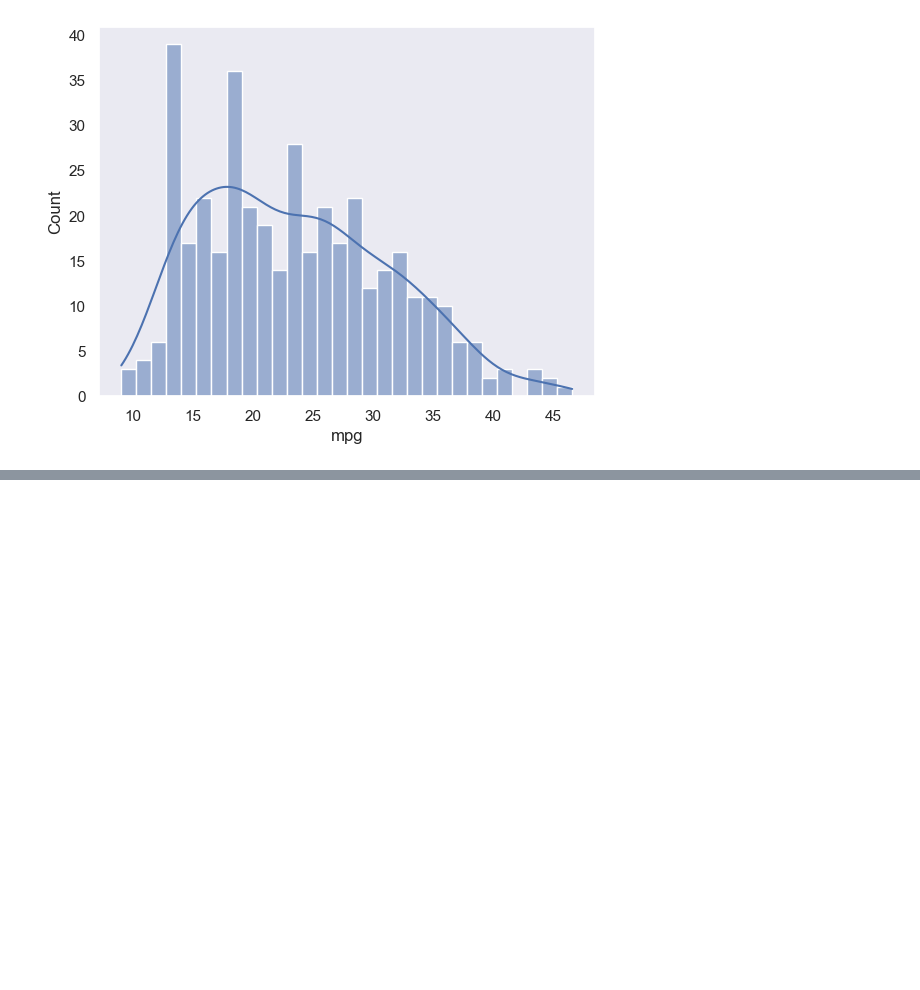
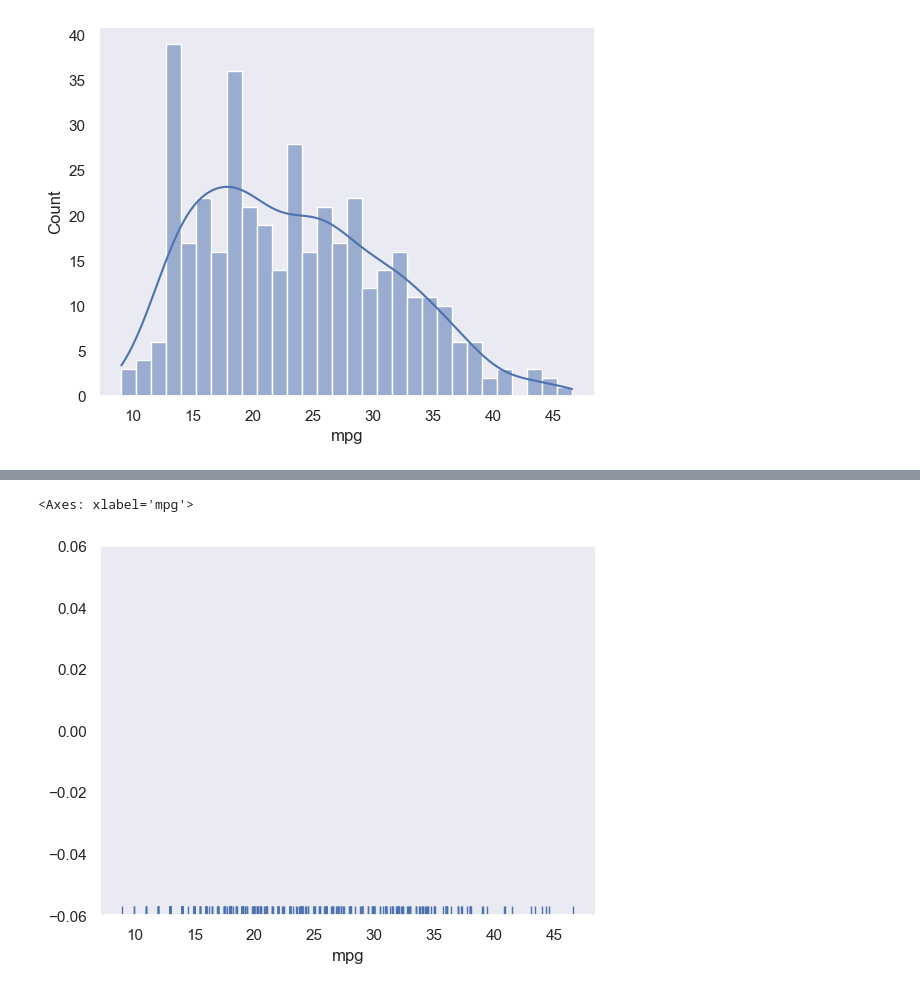
Before and after one commit to BoostanAlireza/Matplotlib-Practice, a Jupyter notebook: seaborn.ipynb, the cells around one changed output, grey strips where cells are left out. Drawn from its saved outputs; the diff is of its cells as text; code cells hidden in the pictures; blank space fills up the shorter version.

```diff
--- a/seaborn.ipynb
+++ b/seaborn.ipynb
@@ -117,0 +128,5 @@ sns.histplot(mpg["mpg"], kde=True, bins=30)
+# %%
+sns.rugplot(data=mpg, x="mpg") # Draws small ticks along an axis, one per observation, to show the distribution of individual data points.
+# %% [output]
+<Axes: xlabel='mpg'>
+[figure, added]
```
Also changed, not shown: parts of 23 cells of this notebook.
